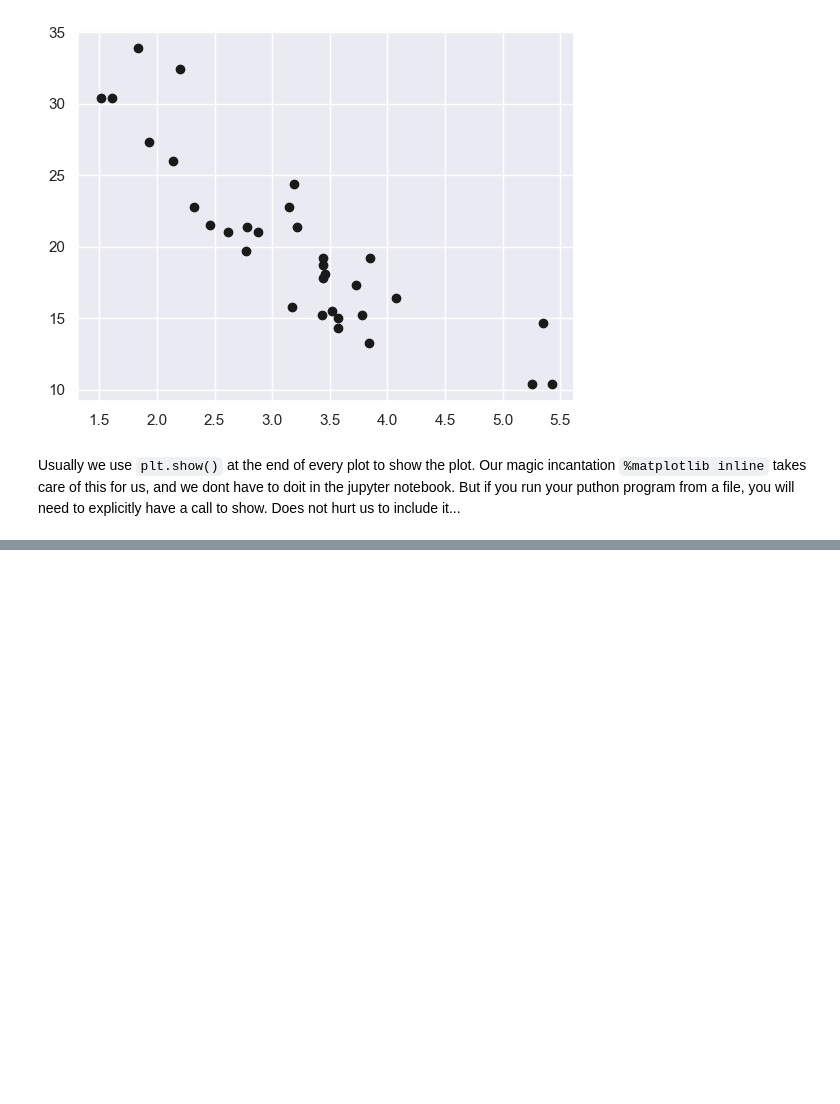
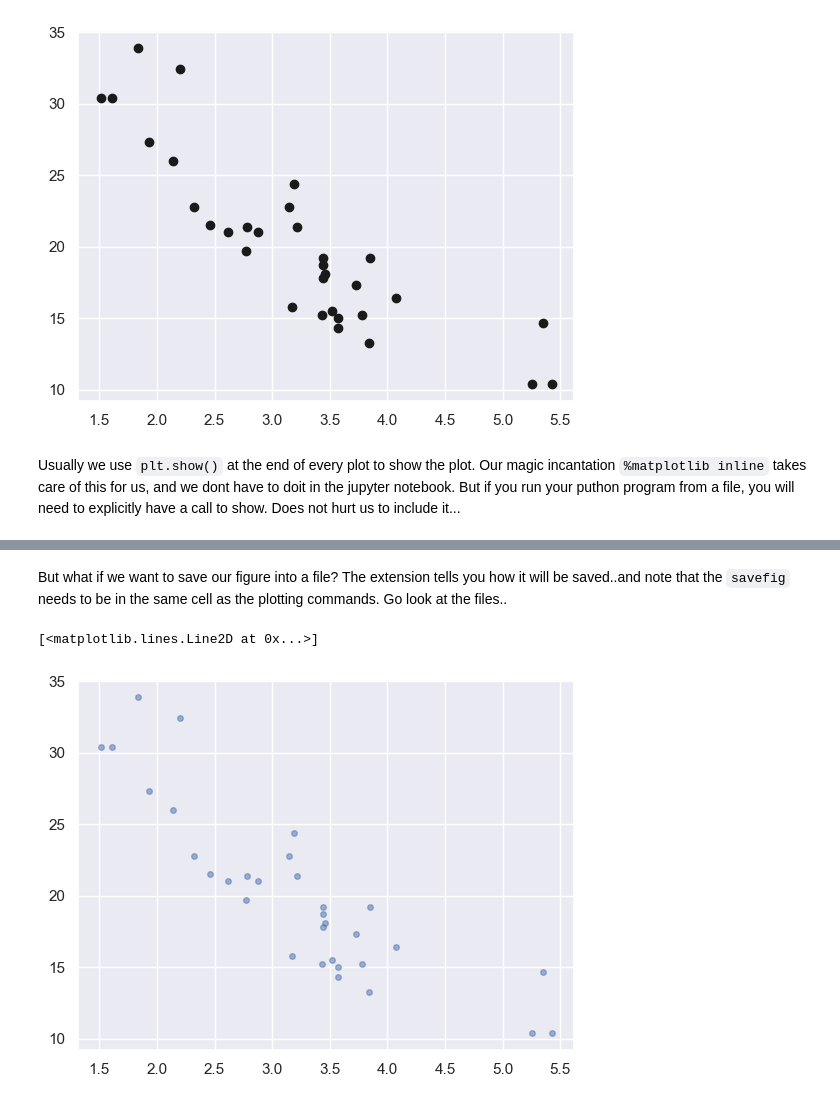
Before and after one commit to crdcamp/lin-reg-application, a Jupyter notebook: references/1_exploratory_data_analysis.ipynb, the cells around one changed output, grey strips where cells are left out. Saved outputs shown, nothing was run; the diff lists cells and outputs as text; code cells hidden in the pictures; blank space fills up the shorter version.

```diff
--- a/references/1_exploratory_data_analysis.ipynb
+++ b/references/1_exploratory_data_analysis.ipynb
@@ -247,0 +255,9 @@ Usually we use `plt.show()` at the end of every plot to show the plot. Our magic
+# %% [markdown]
+But what if we want to save our figure into a file? The extension tells you how it will be saved..and note that the `savefig` needs to be in the same cell as the plotting commands. Go look at the files..
+# %%
+plt.plot(dfcars.wt, dfcars.mpg, "o", markersize=4, alpha=0.5)
+#plt.savefig('foo1.pdf')
+#plt.savefig('foo2.png', bbox_inches='tight') #less whitespace around image
+# %% [output]
+[<matplotlib.lines.Line2D at 0x...>]
+[figure, added]
```
Also changed, not shown: parts of 10 cells of this notebook.
